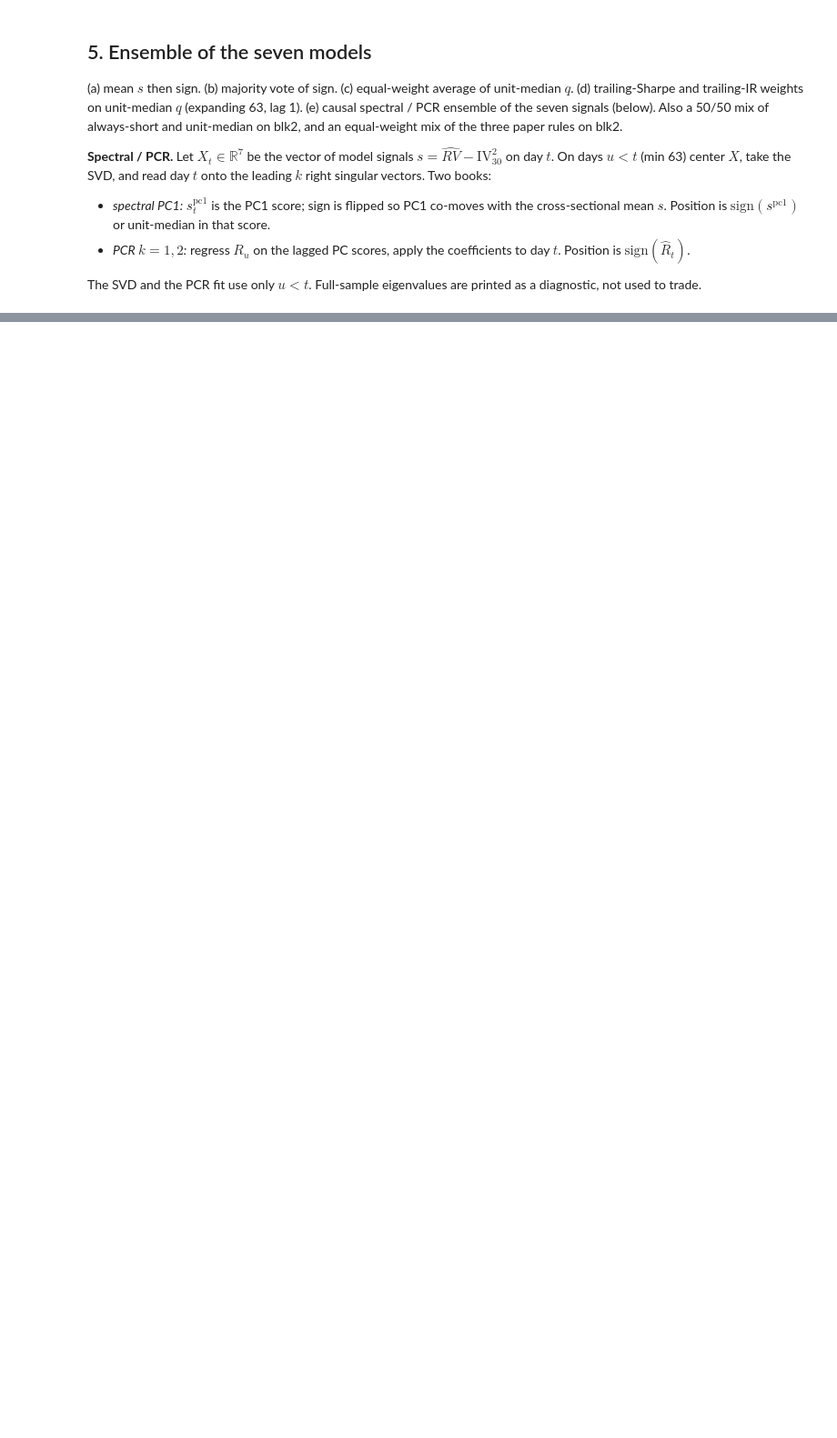
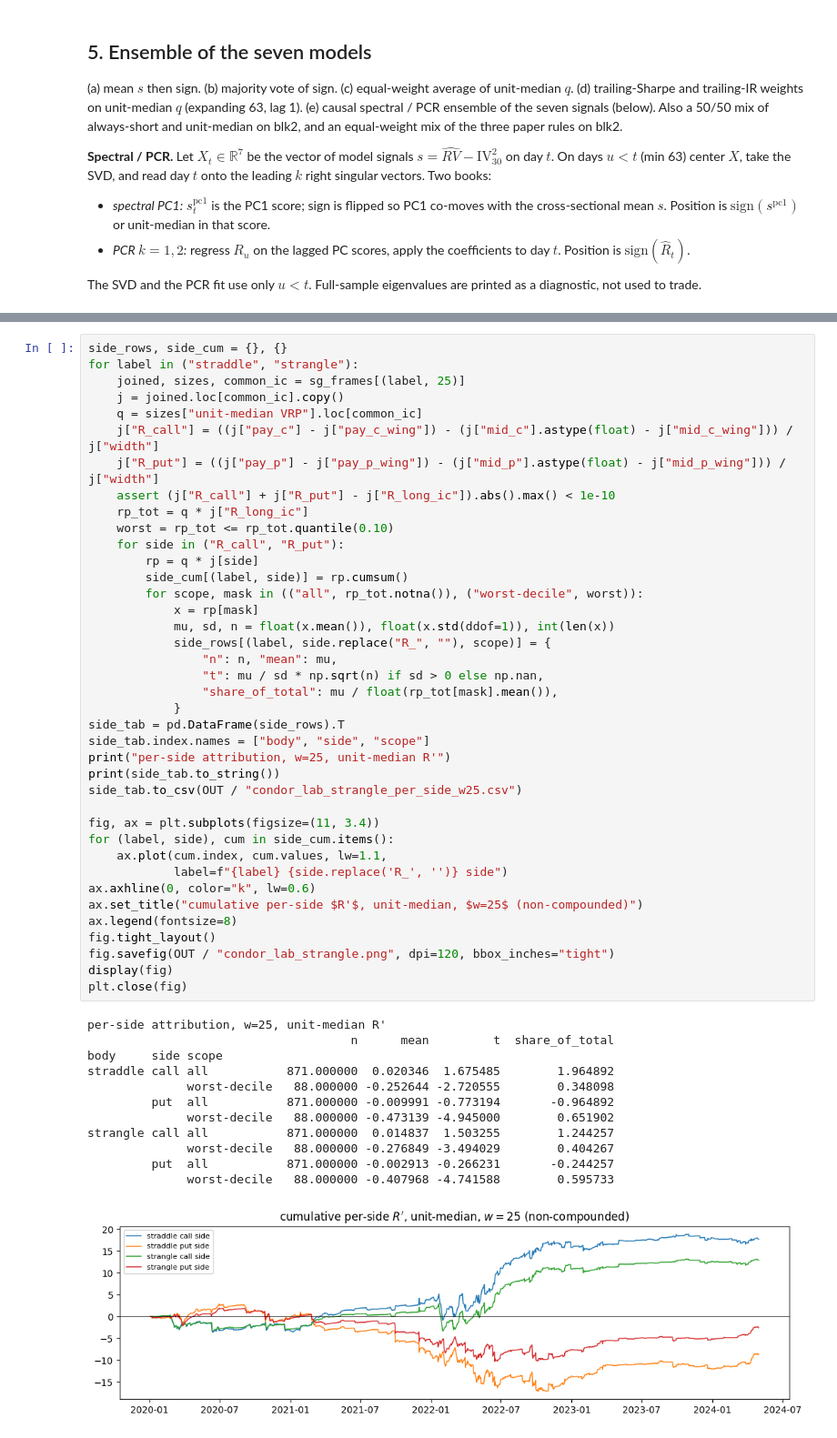
Before and after one commit to jamesdchen/harxhar-clean, a Jupyter notebook: notebooks/atm_straddle_experimental.ipynb, the cells around one changed output, grey strips where cells are left out. Shown at 91% size. Saved outputs shown, nothing was run; the diff lists cells and outputs as text; blank space fills up the shorter version.

```diff
--- a/notebooks/atm_straddle_experimental.ipynb
+++ b/notebooks/atm_straddle_experimental.ipynb
@@ -390,0 +1231,52 @@ print("saved experimental_weights_*.csv")
+# %%
+side_rows, side_cum = {}, {}
+for label in ("straddle", "strangle"):
+    joined, sizes, common_ic = sg_frames[(label, 25)]
+    j = joined.loc[common_ic].copy()
+    q = sizes["unit-median VRP"].loc[common_ic]
+    j["R_call"] = ((j["pay_c"] - j["pay_c_wing"]) - (j["mid_c"].astype(float) - j["mid_c_wing"])) / j["width"]
+    j["R_put"] = ((j["pay_p"] - j["pay_p_wing"]) - (j["mid_p"].astype(float) - j["mid_p_wing"])) / j["width"]
+    assert (j["R_call"] + j["R_put"] - j["R_long_ic"]).abs().max() < 1e-10
+    rp_tot = q * j["R_long_ic"]
+    worst = rp_tot <= rp_tot.quantile(0.10)
+    for side in ("R_call", "R_put"):
+        rp = q * j[side]
+        side_cum[(label, side)] = rp.cumsum()
+        for scope, mask in (("all", rp_tot.notna()), ("worst-decile", worst)):
+            x = rp[mask]
+            mu, sd, n = float(x.mean()), float(x.std(ddof=1)), int(len(x))
+            side_rows[(label, side.replace("R_", ""), scope)] = {
+                "n": n, "mean": mu,
+                "t": mu / sd * np.sqrt(n) if sd > 0 else np.nan,
+                "share_of_total": mu / float(rp_tot[mask].mean()),
+            }
+side_tab = pd.DataFrame(side_rows).T
+side_tab.index.names = ["body", "side", "scope"]
+print("per-side attribution, w=25, unit-median R'")
+print(side_tab.to_string())
+side_tab.to_csv(OUT / "condor_lab_strangle_per_side_w25.csv")
+
+fig, ax = plt.subplots(figsize=(11, 3.4))
+for (label, side), cum in side_cum.items():
+    ax.plot(cum.index, cum.values, lw=1.1,
+            label=f"{label} {side.replace('R_', '')} side")
+ax.axhline(0, color="k", lw=0.6)
+ax.set_title("cumulative per-side $R'$, unit-median, $w=25$ (non-compounded)")
+ax.legend(fontsize=8)
+fig.tight_layout()
+fig.savefig(OUT / "condor_lab_strangle.png", dpi=120, bbox_inches="tight")
+display(fig)
+plt.close(fig)
+# %% [output]
+per-side attribution, w=25, unit-median R'
+                                     n      mean         t  share_of_total
+body     side scope
+straddle call all           871.000000  0.020346  1.675485        1.964892
+              worst-decile   88.000000 -0.252644 -2.720555        0.348098
+         put  all           871.000000 -0.009991 -0.773194       -0.964892
+              worst-decile   88.000000 -0.473139 -4.945000        0.651902
+strangle call all           871.000000  0.014837  1.503255        1.244257
+              worst-decile   88.000000 -0.276849 -3.494029        0.404267
+         put  all           871.000000 -0.002913 -0.266231       -0.244257
+              worst-decile   88.000000 -0.407968 -4.741588        0.595733
+[figure, added]
```
Also changed, not shown: parts of 29 cells of this notebook, 49 other files.
